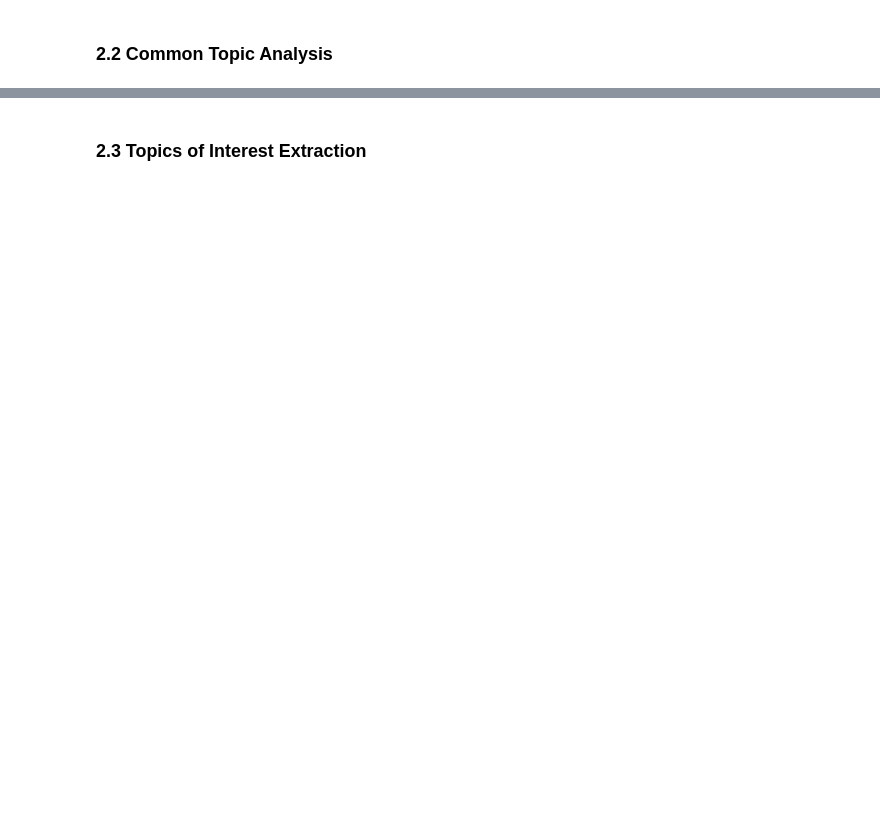
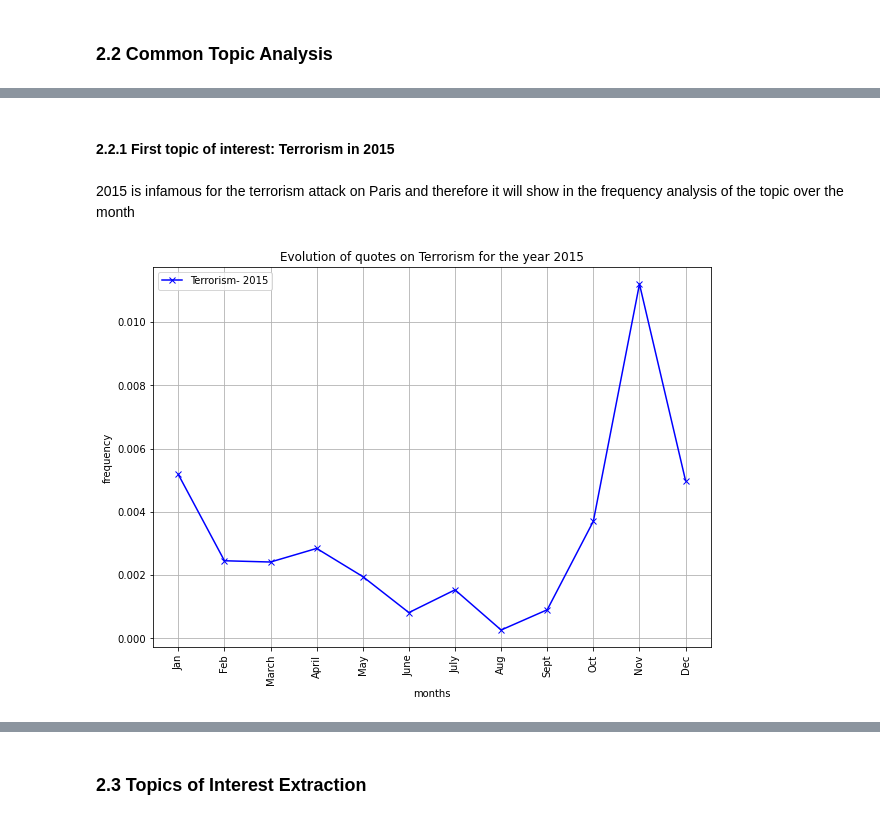
Before and after one commit to epfl-ada/ada-2021-project-adaventurers, a Jupyter notebook: Adaventurers-Project.ipynb, the cells around one changed output, grey strips where cells are left out. Drawn from its saved outputs; the diff is of its cells as text; code cells hidden in the pictures; blank space fills up the shorter version.

```diff
--- a/Adaventurers-Project.ipynb
+++ b/Adaventurers-Project.ipynb
@@ -422,0 +567,31 @@ Based on a systematic analysis of the top 20 topics. We selected the words that
+# %%
+def plot_topic_over_year(list_,label,savepath,year_init=2015,year_end=2020):
+    colors = ['b','k','r','y','m','g']
+    plt.figure(figsize=(10,7))
+
+    for i,color, year,df_quotes,df_topics in zip(range(0,len(colors)),colors,years,df_quotes_year,df_topics_year):
+        if years[i] <= year_end and years[i]>=year_init:
+            counts,titles,num_quotes = topics_by_month_analysis(list_,0,df_quotes,df_topics)
+            plt.plot(range(1,13),np.array(counts)/np.array(num_quotes),f'{color}x-',label=f"{label}- {year}")
+
+
+    plt.ylabel("frequency")
+    plt.xlabel("months")
+    plt.xticks(range(1,13),["Jan","Feb","March","April","May","June","July","Aug","Sept","Oct","Nov","Dec"],rotation=90)
+    plt.grid()
+    if year_init != year_end:
+        plt.title(f"Evolution of quotes on {label} for the year {year_init} - {year_end}")
+    else:
+        plt.title(f"Evolution of quotes on {label} for the year {year_init}")
+
+    plt.legend()
+    plt.savefig(savepath)
+# %% [markdown]
+#### 2.2.1 First topic of interest: Terrorism in 2015
+# %% [markdown]
+2015 is infamous for the terrorism attack on Paris and therefore it will show in the frequency analysis of the topic over the month
+# %%
+list_attack =["attack","terrorism","paris"]
+plot_topic_over_year(list_attack,"Terrorism","results/figures/terrorism_2015.png",2015,2015)
+# %% [output]
+[figure, added]
```
Also changed, not shown: parts of 61 cells of this notebook, 30 other files.
